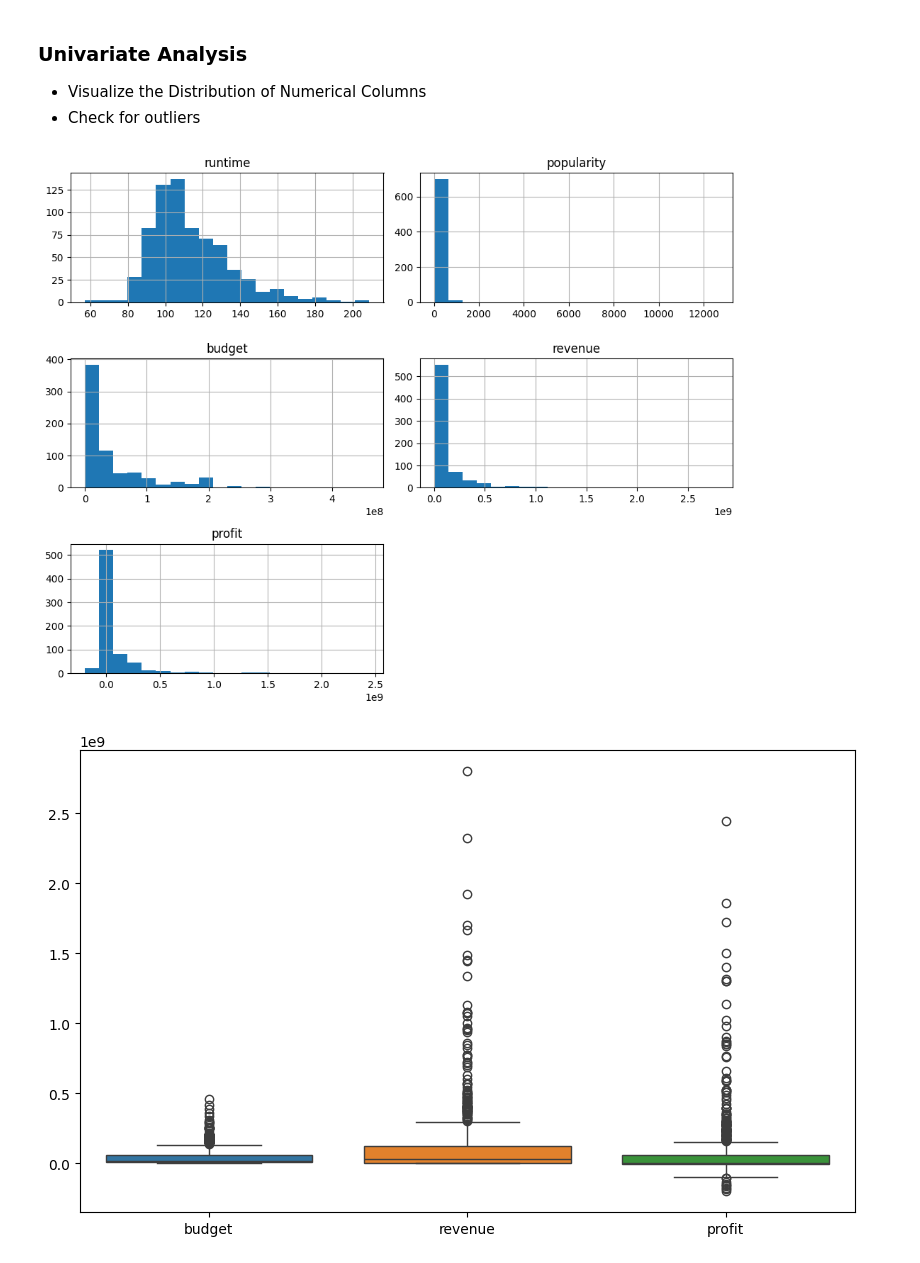
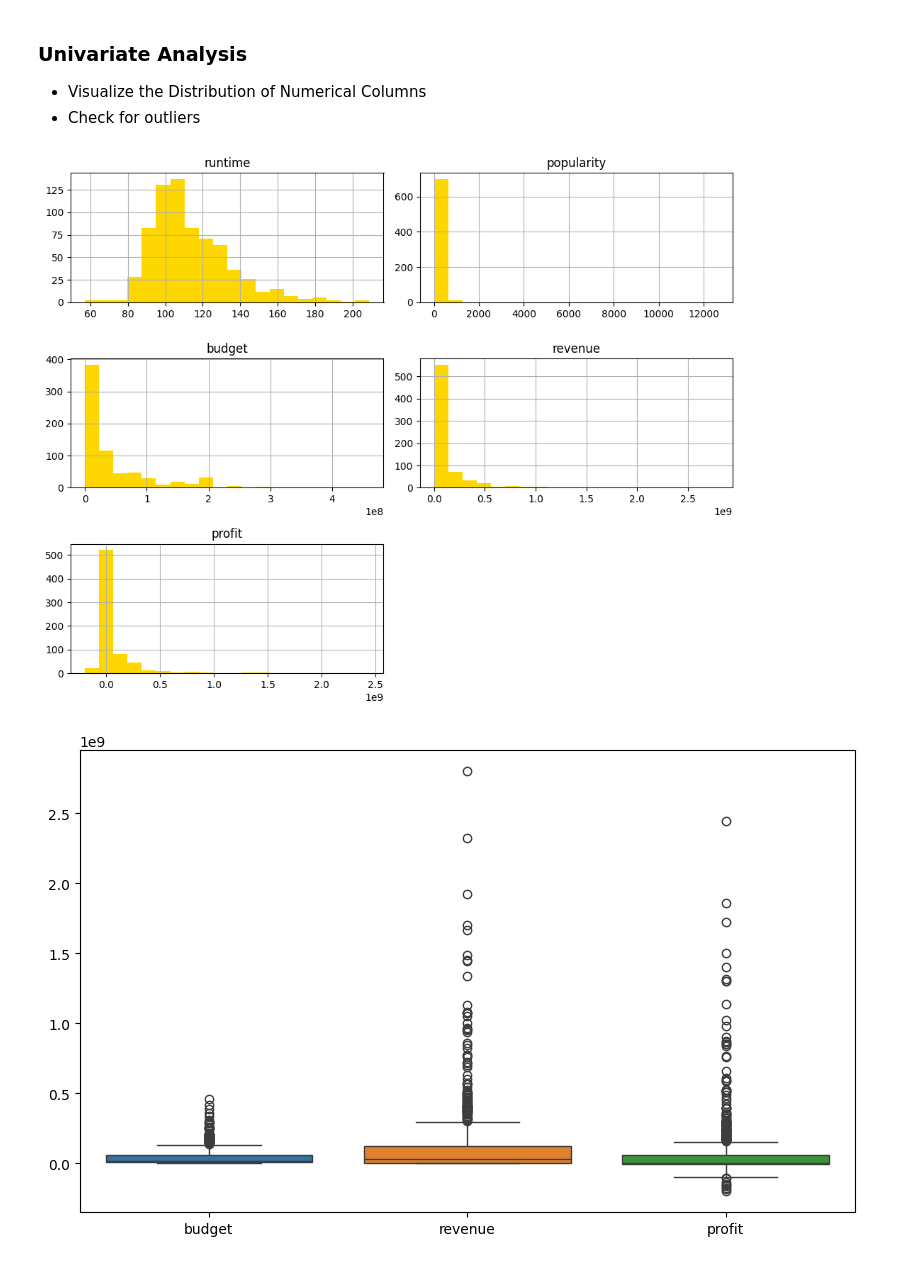
Before and after one commit to bruhu/film-sentiment-analysis, a Jupyter notebook: notebooks/basic_stats.ipynb, the cells around one changed output. Drawn from its saved outputs; the diff is of its cells as text; code cells hidden in the pictures.

Commit message:
basic stats and plots

```diff
--- a/notebooks/basic_stats.ipynb
+++ b/notebooks/basic_stats.ipynb
@@ -68,11 +57,11 @@ Basic statistics for numerical columns
 - Visualize the Distribution of Numerical Columns
 - Check for outliers
 # %%
-movies[['runtime', 'popularity', 'budget', 'revenue', 'profit']].hist(bins=20, figsize=(10, 8))
+movies[['runtime', 'popularity', 'budget', 'revenue', 'profit']].hist(bins=20, figsize=(10, 8), color='gold')
 plt.tight_layout()
 plt.show()
 # %% [output]
-[figure, old version]
+[figure, new version]
 # %%
 # detect outliers
 plt.figure(figsize=(10, 6))
```
Also changed, not shown: parts of 6 cells of this notebook.
